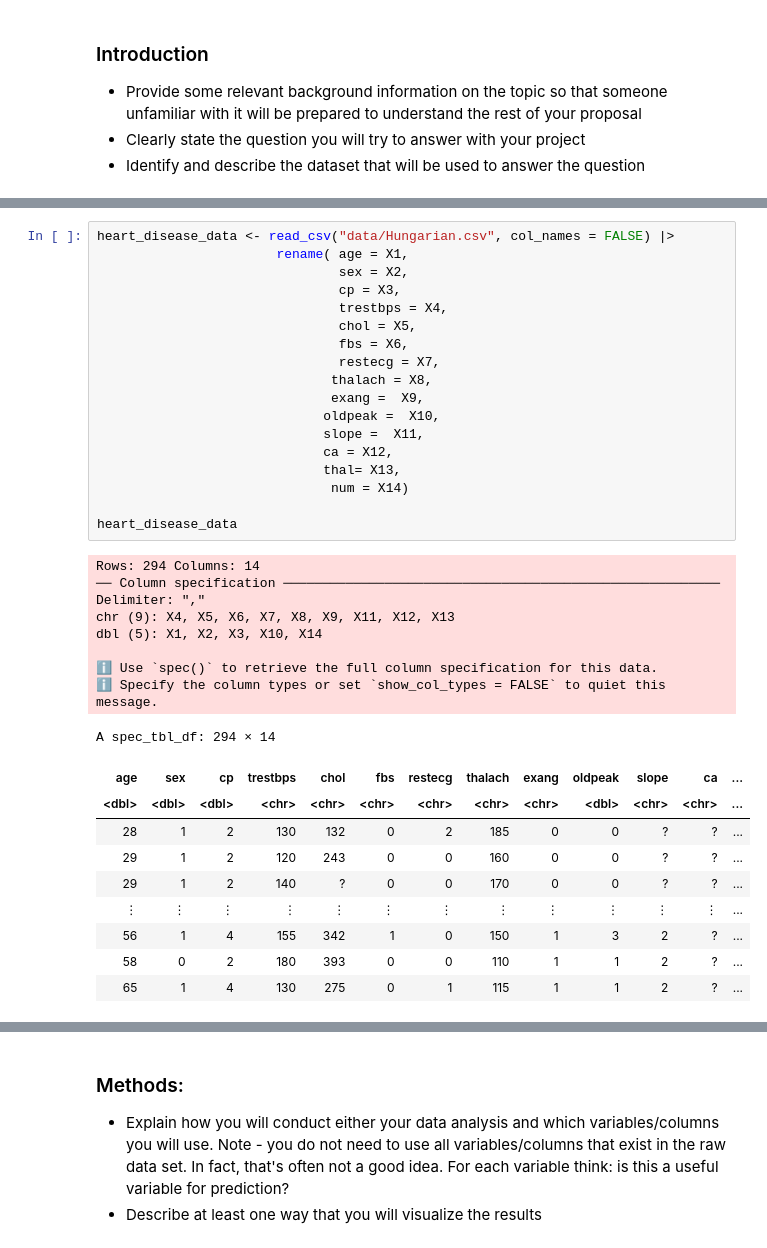
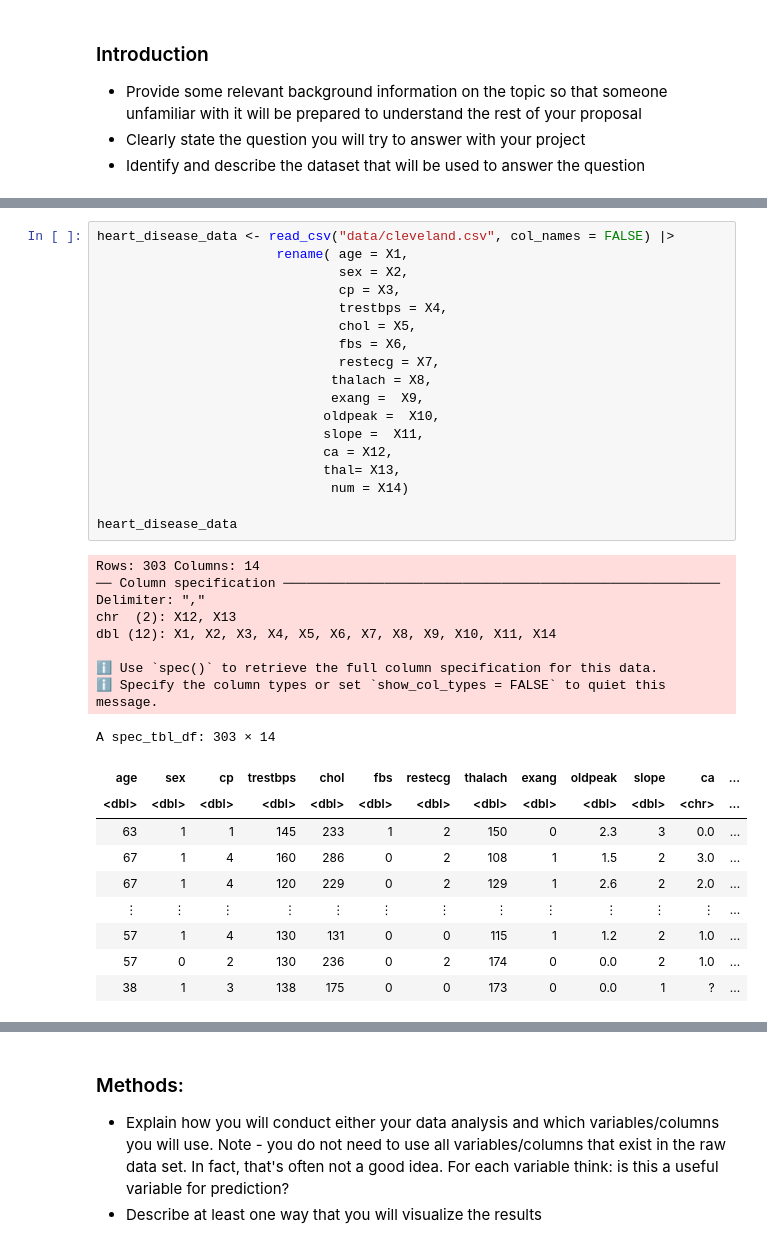
Before and after one commit to sherrii-Xia/DSCI_100_WT2, a Jupyter notebook: project/group_proposal.ipynb, the cells around one changed output, grey strips where cells are left out. Cells and saved outputs as stored; diff of their text form.

```diff
--- a/project/group_proposal.ipynb
+++ b/project/group_proposal.ipynb
@@ -44,37 +81,37 @@ download.file("https://archive.ics.uci.edu/ml/machine-learning-databases/heart-d
 # %%
-heart_disease_data <- read_csv("data/Hungarian.csv", col_names = FALSE) |>
+heart_disease_data <- read_csv("data/cleveland.csv", col_names = FALSE) |>
                        rename( age = X1,
                                sex = X2,
                                cp = X3,
                                trestbps = X4,
                                chol = X5,
                                fbs = X6,
                                restecg = X7,
                               thalach = X8,
                               exang =  X9,
                              oldpeak =  X10,
                              slope =  X11,
                              ca = X12,
                              thal= X13,
                               num = X14)
 
 heart_disease_data
 # %% [output]
-Rows: 294 Columns: 14
+Rows: 303 Columns: 14
 ── Column specification ────────────────────────────────────────────────────────
 Delimiter: ","
-chr (9): X4, X5, X6, X7, X8, X9, X11, X12, X13
-dbl (5): X1, X2, X3, X10, X14
+chr  (2): X12, X13
+dbl (12): X1, X2, X3, X4, X5, X6, X7, X8, X9, X10, X11, X14
 
 ℹ Use `spec()` to retrieve the full column specification for this data.
 ℹ Specify the column types or set `show_col_types = FALSE` to quiet this message.
-A spec_tbl_df: 294 × 14
+A spec_tbl_df: 303 × 14
 | age | sex | cp | trestbps | chol | fbs | restecg | thalach | exang | oldpeak | slope | ca | ... |
-| <dbl> | <dbl> | <dbl> | <chr> | <chr> | <chr> | <chr> | <chr> | <chr> | <dbl> | <chr> | <chr> | ... |
-| 28 | 1 | 2 | 130 | 132 | 0 | 2 | 185 | 0 | 0 | ? | ? | ... |
-| 29 | 1 | 2 | 120 | 243 | 0 | 0 | 160 | 0 | 0 | ? | ? | ... |
-| 29 | 1 | 2 | 140 | ? | 0 | 0 | 170 | 0 | 0 | ? | ? | ... |
+| <dbl> | <dbl> | <dbl> | <dbl> | <dbl> | <dbl> | <dbl> | <dbl> | <dbl> | <dbl> | <dbl> | <chr> | ... |
+| 63 | 1 | 1 | 145 | 233 | 1 | 2 | 150 | 0 | 2.3 | 3 | 0.0 | ... |
+| 67 | 1 | 4 | 160 | 286 | 0 | 2 | 108 | 1 | 1.5 | 2 | 3.0 | ... |
+| 67 | 1 | 4 | 120 | 229 | 0 | 2 | 129 | 1 | 2.6 | 2 | 2.0 | ... |
 | ⋮ | ⋮ | ⋮ | ⋮ | ⋮ | ⋮ | ⋮ | ⋮ | ⋮ | ⋮ | ⋮ | ⋮ | ... |
-| 56 | 1 | 4 | 155 | 342 | 1 | 0 | 150 | 1 | 3 | 2 | ? | ... |
-| 58 | 0 | 2 | 180 | 393 | 0 | 0 | 110 | 1 | 1 | 2 | ? | ... |
-| 65 | 1 | 4 | 130 | 275 | 0 | 1 | 115 | 1 | 1 | 2 | ? | ... |
+| 57 | 1 | 4 | 130 | 131 | 0 | 0 | 115 | 1 | 1.2 | 2 | 1.0 | ... |
+| 57 | 0 | 2 | 130 | 236 | 0 | 2 | 174 | 0 | 0.0 | 2 | 1.0 | ... |
+| 38 | 1 | 3 | 138 | 175 | 0 | 0 | 173 | 0 | 0.0 | 1 | ? | ... |
```
Also changed, not shown: parts of 20 cells of this notebook, 1 other file.
